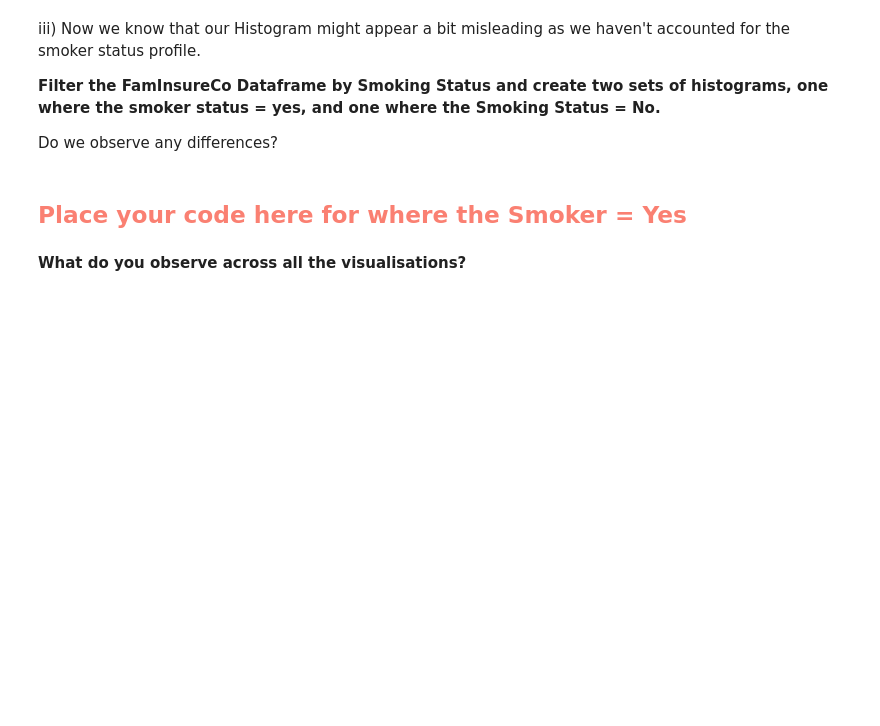
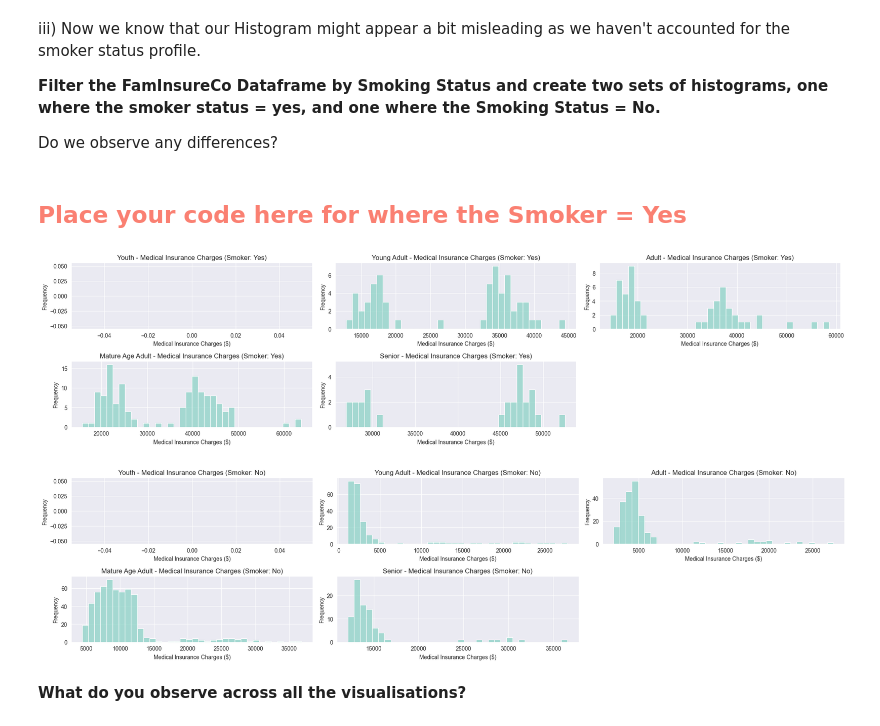
Before and after one commit to christinedbaxter/sb_CaseStudy_FamInsureCo, a Jupyter notebook: FamInsureCo_OLS_Case_Study.ipynb, the cells around one changed output. Saved outputs shown, nothing was run; the diff lists cells and outputs as text; code cells hidden in the pictures; blank space fills up the shorter version.

```diff
--- a/FamInsureCo_OLS_Case_Study.ipynb
+++ b/FamInsureCo_OLS_Case_Study.ipynb
@@ -329,5 +385,30 @@ iii) Now we know that our Histogram might appear a bit misleading as we haven't
 Do we observe any differences?
 # %% [markdown]
 <h2><b style="color:salmon"> Place your code here for where the Smoker = Yes</b> </h2>
+# %%
+# Determine the number of bins for the histograms
+n_data = len(FamInsureCo_Data['Age_Classification'])
+n_bins = int(np.sqrt(n_data))
+
+# Function to plot histograms based on smoker status
+def plot_historgrams_by_smoker_status(smoker_status):
+    for i, age_class in enumerate(labels, 1):
+        plt.subplot(2, 3, i)
+        sns.histplot(data=FamInsureCo_Data[(FamInsureCo_Data['Age_Classification'] == age_class) & (FamInsureCo_Data['smoker'] == smoker_status)], x='medical_insurance_charges', bins=n_bins, kde=False)
+        plt.title(f'{age_class} - Medical Insurance Charges (Smoker: {smoker_status.capitalize()})')
+        plt.xlabel('Medical Insurance Charges ($)')
+        plt.ylabel('Frequency')
+
+    plt.tight_layout()
+    plt.show()
+
+# Plot histograms for smokers
+plot_historgrams_by_smoker_status('yes')
+
+# Plot histograms for non-smokers
+plot_historgrams_by_smoker_status('no')
+# %% [output]
+[figure, added]
+[figure, added]
 # %% [markdown]
 <b> What do you observe across all the visualisations?</b>
```
Also changed, not shown: parts of 9 cells of this notebook.
